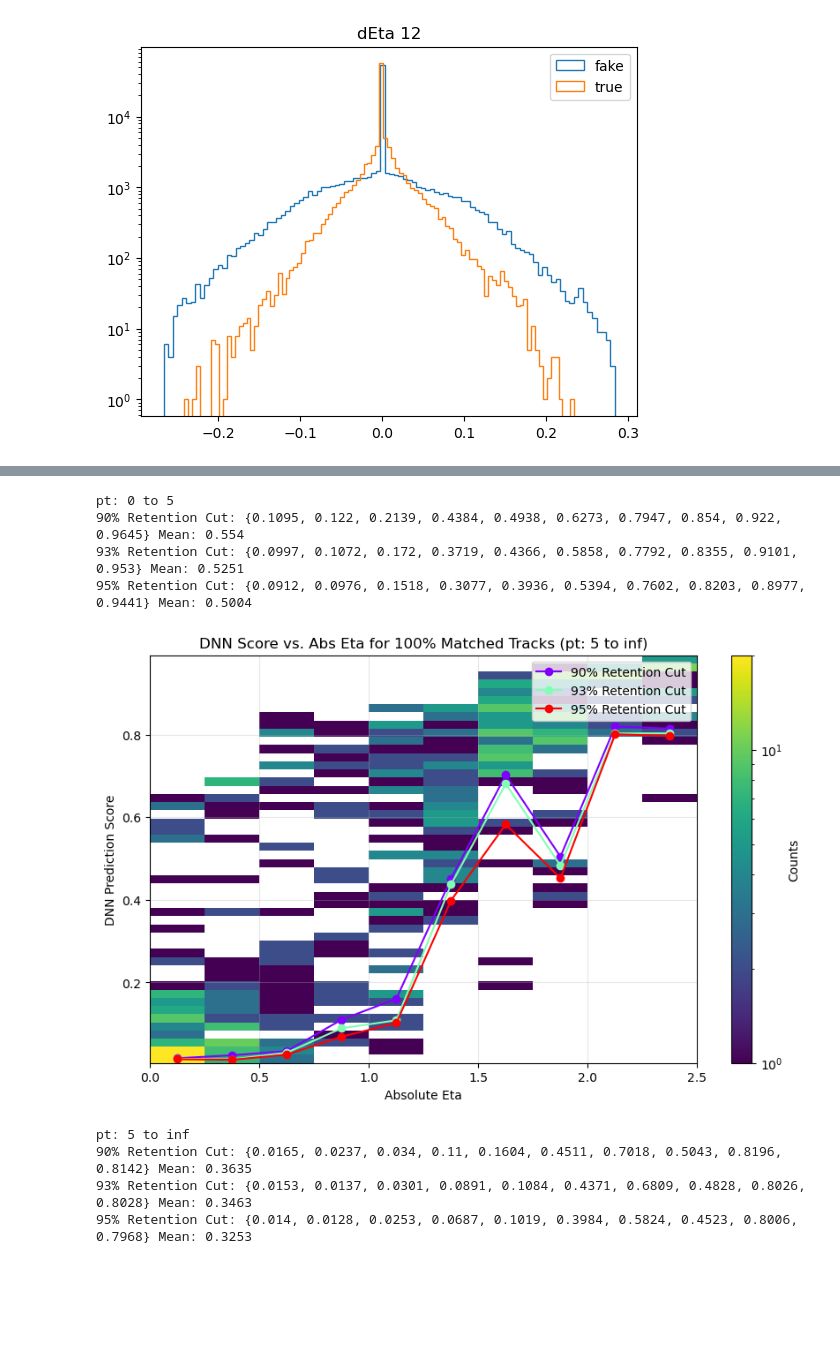
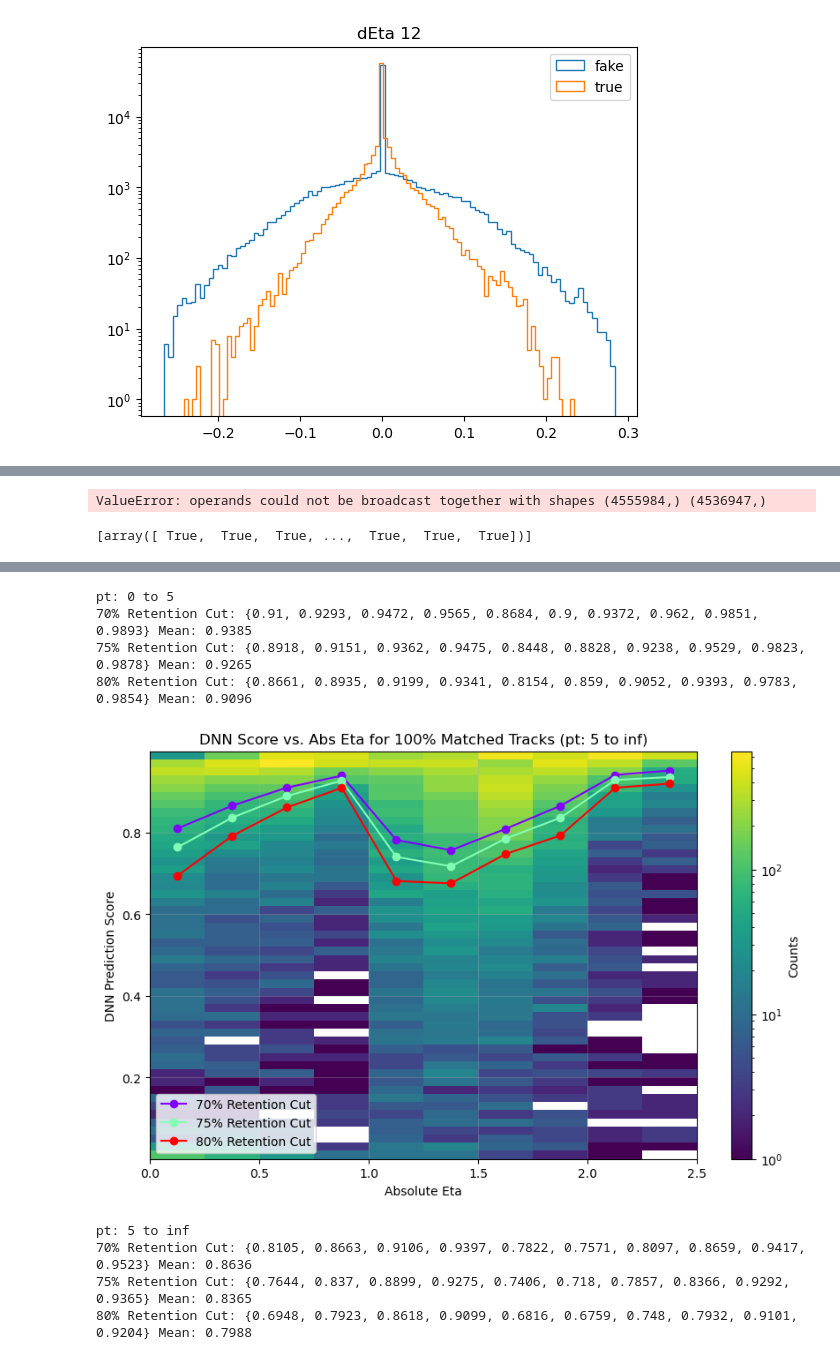
Before and after one commit to SegmentLinking/cmssw, a Jupyter notebook: RecoTracker/LSTCore/standalone/analysis/DNN/train_T4_DNN.ipynb, the cells around one changed output, grey strips where cells are left out. Cells and saved outputs as stored; diff of their text form; code cells hidden in the pictures; blank space fills up the shorter version.

Commit message:
T4 DNN trained on full T3s + weighting

```diff
--- a/RecoTracker/LSTCore/standalone/analysis/DNN/train_T4_DNN.ipynb
+++ b/RecoTracker/LSTCore/standalone/analysis/DNN/train_T4_DNN.ipynb
@@ -34,14 +34,15 @@ branches_list = [
     't4_t3_idx1',
     't4_pMatched',
     't4_sim_vxy',
-    't4_sim_vz'
+    't4_sim_vz',
+    't4_rzChiSquared'
 ]
 
 # Hit-dependent branches
 suffixes = ['r', 'z', 'eta', 'phi', 'layer']
 branches_list += [f't4_t3_{i}_{suffix}' for i in [0, 2, 4] for suffix in suffixes]
 
-file_path = "../../addT3DNN_noT4cut.root"
+file_path = "../../T4allT3chargecut_T5allcut_dynam_occ_new.root"
 # file_path = "t4_PU200_175.root"
 branches = load_root_file(file_path, branches_list)
 # %%
@@ -529,14 +550,0 @@ feature_18    0.719174   -0.693457    1.000000
-# %%
-import seaborn as sns
-import matplotlib.pyplot as plt
-
-
-# Create a mask for the upper triangle
-mask = np.triu(np.ones_like(correlation_matrix, dtype=bool))
-
-# Create the heatmap
-plt.figure(figsize=(10, 8))
-sns.heatmap(correlation_matrix, mask=mask, cmap='coolwarm', annot=True, fmt=".2f", cbar_kws={'shrink': 0.8})
-
-# Display the plot
-plt.show()
@@ -704,0 +733,3 @@ ALPAKA_STATIC_ACC_MEM_GLOBAL const float bias_layer2[32] = {
+# %%
+model = MyNeuralNetwork().to(device)
+model.load_state_dict(torch.load("model_weightedPt_displaced.pth", map_location=torch.device('cpu')))
@@ -705,6 +738,8 @@ ALPAKA_STATIC_ACC_MEM_GLOBAL const float bias_layer2[32] = {
 # %%
 # Ensure input_features_tensor is moved to the appropriate device
 input_features_tensor = input_features_tensor.to(device)
+filtered_inputs = input_features_tensor[~nan_mask]
+filtered_labels = labels_tensor[~nan_mask]
 
 # Make predictions
 with torch.no_grad():
@@ -712,4 +747,4 @@ with torch.no_grad():
     outputs = model(input_features_tensor)
     predictions = outputs.squeeze().cpu().numpy()
 
-full_tracks = (np.concatenate(branches['t4_isFake']) == 0) * (np.concatenate(branches['t4_pMatched']) > 0.95)
+full_tracks = (np.concatenate(branches['t4_isFake'])[np.all(mask, axis=1)] == 0) * (np.concatenate(branches['t4_pMatched'])[np.all(mask, axis=1)] > 0.95)
@@ -761,7 +811,18 @@ plt.show()
+# %%
+[full_tracks & (np.concatenate(branches['t4_pt'])[np.all(mask, axis=1)] > 1) &
+                                    (np.concatenate(branches['t4_pt'])[np.all(mask, axis=1)] <= 2)]
+# %% [output]
+ValueError: operands could not be broadcast together with shapes (4555984,) (4536947,)
+# %%
+[(np.concatenate(branches['t4_pt'])[np.all(mask, axis=1)] > 1) &
+                                    (np.concatenate(branches['t4_pt'])[np.all(mask, axis=1)] <= 2)]
+# %% [output]
+[array([ True,  True,  True, ...,  True,  True,  True])]
 # %%
 import numpy as np
 from matplotlib import pyplot as plt
 from matplotlib.colors import LogNorm
+# full_tracks = (np.concatenate(branches['t4_isFake']) == 0) * (np.concatenate(branches['t4_pMatched']) > 0.95)
 
 def plot_for_pt_bin(pt_min, pt_max, percentiles, eta_bin_edges, eta_list, predictions, full_tracks, branches):
     """
@@ -787,10 +848,10 @@ def plot_for_pt_bin(pt_min, pt_max, percentiles, eta_bin_edges, eta_list, predic
         Dictionary containing branch data
     """
     # Filter data based on pt bin
-    abs_eta = eta_list[0][full_tracks & (np.concatenate(branches['t4_pt']) > pt_min) &
-                         (np.concatenate(branches['t4_pt']) <= pt_max)]
-    predictions_filtered = predictions[full_tracks & (np.concatenate(branches['t4_pt']) > pt_min) &
-                                    (np.concatenate(branches['t4_pt']) <= pt_max)]
+    abs_eta = eta_list[0][np.all(mask, axis=1)][full_tracks & (np.concatenate(branches['t4_pt'])[np.all(mask, axis=1)] > pt_min) &
+                         (np.concatenate(branches['t4_pt'])[np.all(mask, axis=1)] <= pt_max)]
+    predictions_filtered = predictions[full_tracks & (np.concatenate(branches['t4_pt'])[np.all(mask, axis=1)] > pt_min) &
+                                    (np.concatenate(branches['t4_pt'])[np.all(mask, axis=1)] <= pt_max)]
 
     # Dictionary to store cut values for different percentiles
     cut_values = {p: [] for p in percentiles}
@@ -854,7 +915,7 @@ def analyze_pt_bins(pt_bins, percentiles, eta_bin_edges, eta_list, predictions,
                        eta_list, predictions, full_tracks, branches)
 
 # Example call:
-percentiles = [90, 93, 95]
+percentiles = [70, 75, 80]
 pt_bins = [0, 5, np.inf]
 eta_bin_edges = np.arange(0, 2.75, 0.25)
 analyze_pt_bins(pt_bins, percentiles, eta_bin_edges, eta_list, predictions, full_tracks, branches)
@@ -863,10 +924,10 @@ analyze_pt_bins(pt_bins, percentiles, eta_bin_edges, eta_list, predictions, full
 pt: 0 to 5
-90% Retention Cut: {0.1095, 0.122, 0.2139, 0.4384, 0.4938, 0.6273, 0.7947, 0.854, 0.922, 0.9645} Mean: 0.554
-93% Retention Cut: {0.0997, 0.1072, 0.172, 0.3719, 0.4366, 0.5858, 0.7792, 0.8355, 0.9101, 0.953} Mean: 0.5251
-95% Retention Cut: {0.0912, 0.0976, 0.1518, 0.3077, 0.3936, 0.5394, 0.7602, 0.8203, 0.8977, 0.9441} Mean: 0.5004
+70% Retention Cut: {0.91, 0.9293, 0.9472, 0.9565, 0.8684, 0.9, 0.9372, 0.962, 0.9851, 0.9893} Mean: 0.9385
+75% Retention Cut: {0.8918, 0.9151, 0.9362, 0.9475, 0.8448, 0.8828, 0.9238, 0.9529, 0.9823, 0.9878} Mean: 0.9265
+80% Retention Cut: {0.8661, 0.8935, 0.9199, 0.9341, 0.8154, 0.859, 0.9052, 0.9393, 0.9783, 0.9854} Mean: 0.9096
-[figure, old version]
+[figure, new version]
 pt: 5 to inf
-90% Retention Cut: {0.0165, 0.0237, 0.034, 0.11, 0.1604, 0.4511, 0.7018, 0.5043, 0.8196, 0.8142} Mean: 0.3635
-93% Retention Cut: {0.0153, 0.0137, 0.0301, 0.0891, 0.1084, 0.4371, 0.6809, 0.4828, 0.8026, 0.8028} Mean: 0.3463
-95% Retention Cut: {0.014, 0.0128, 0.0253, 0.0687, 0.1019, 0.3984, 0.5824, 0.4523, 0.8006, 0.7968} Mean: 0.3253
+70% Retention Cut: {0.8105, 0.8663, 0.9106, 0.9397, 0.7822, 0.7571, 0.8097, 0.8659, 0.9417, 0.9523} Mean: 0.8636
+75% Retention Cut: {0.7644, 0.837, 0.8899, 0.9275, 0.7406, 0.718, 0.7857, 0.8366, 0.9292, 0.9365} Mean: 0.8365
+80% Retention Cut: {0.6948, 0.7923, 0.8618, 0.9099, 0.6816, 0.6759, 0.748, 0.7932, 0.9101, 0.9204} Mean: 0.7988
 # %%
```
Also changed, not shown: parts of 27 cells of this notebook, 3 other files.
